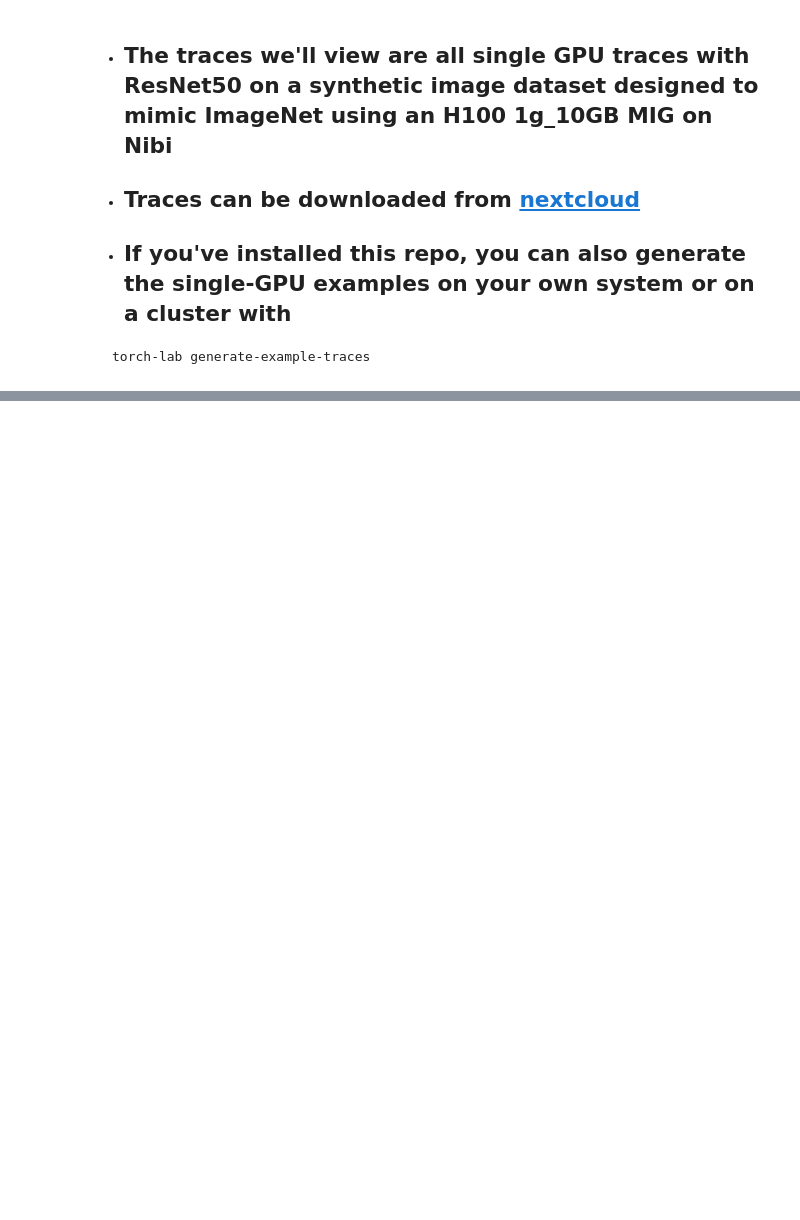
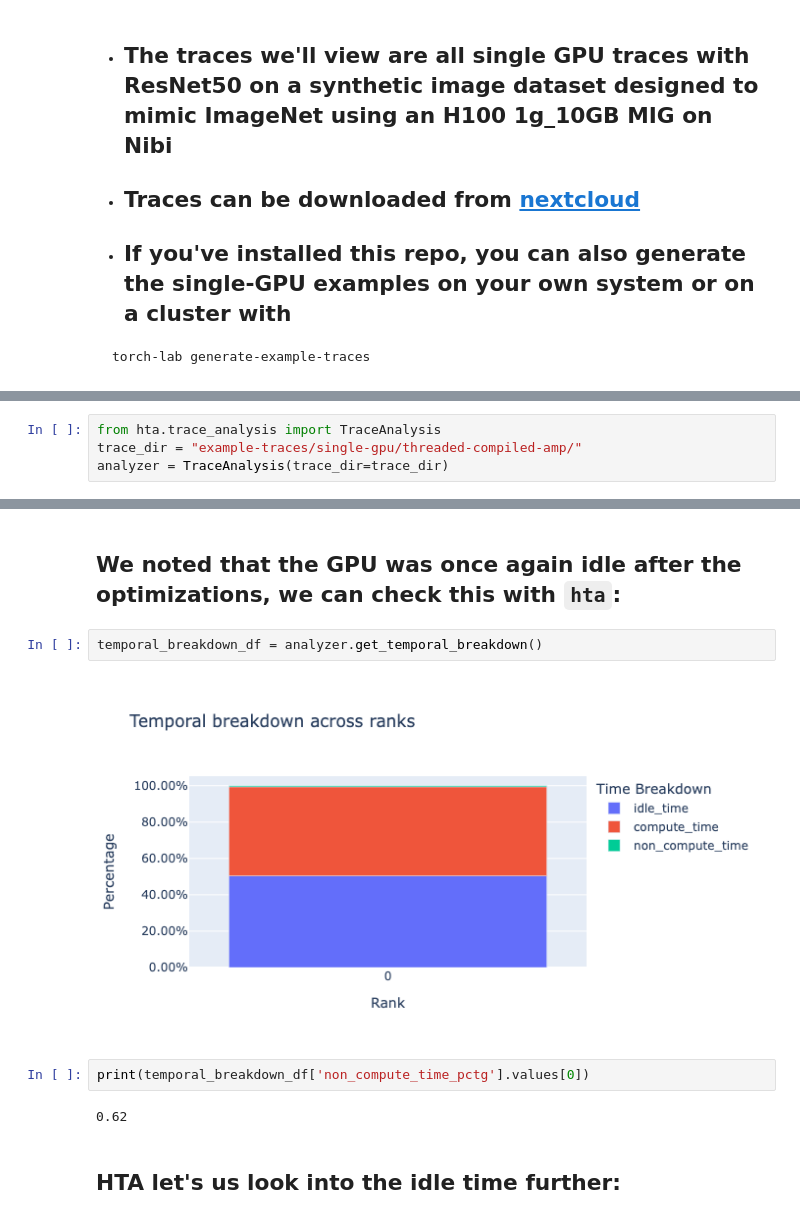
Before and after one commit to cwilson51/sn-torch-lab, a Jupyter notebook: demo/demo.ipynb, the cells around one changed output, grey strips where cells are left out. Cells and saved outputs as stored; diff of their text form; blank space fills up the shorter version.

```diff
--- a/demo/demo.ipynb
+++ b/demo/demo.ipynb
@@ -292,0 +301,4 @@ torch-lab generate-example-traces
+# %%
+from hta.trace_analysis import TraceAnalysis
+trace_dir = "example-traces/single-gpu/threaded-compiled-amp/"
+analyzer = TraceAnalysis(trace_dir=trace_dir)
@@ -292,0 +312,12 @@ torch-lab generate-example-traces
+# %% [markdown]
+## We noted that the GPU was once again idle after the optimizations, we can check this with `hta`:
+# %%
+temporal_breakdown_df = analyzer.get_temporal_breakdown()
+# %% [output]
+[figure, added]
+# %%
+print(temporal_breakdown_df['non_compute_time_pctg'].values[0])
+# %% [output]
+0.62
+# %% [markdown]
+## HTA let's us look into the idle time further:
```
Also changed, not shown: parts of 24 cells of this notebook.
